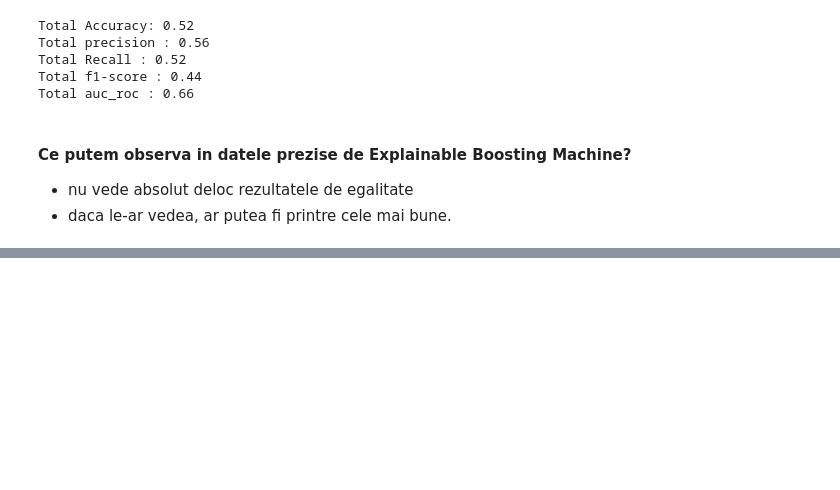
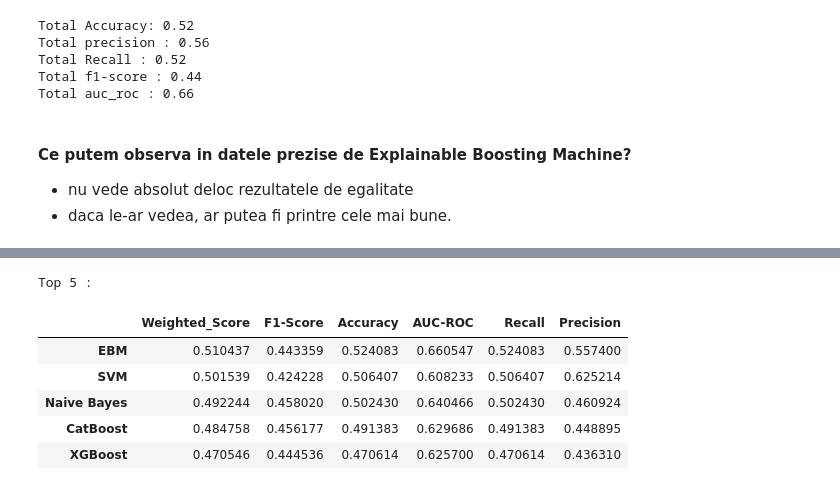
Before and after one commit to Technical-University-of-Cluj-Napoca/proiect-ml-RazvanBarna, a Jupyter notebook: Notebooks/Classification.ipynb, the cells around one changed output, grey strips where cells are left out. Drawn from its saved outputs; the diff is of its cells as text; code cells hidden in the pictures; blank space fills up the shorter version.

```diff
--- a/Notebooks/Classification.ipynb
+++ b/Notebooks/Classification.ipynb
@@ -970,0 +1012,29 @@ Total auc_roc : 0.66
+# %%
+weights = {
+    'Accuracy': 0.20,
+    'Precision': 0.15,
+    'Recall': 0.15,
+    'F1-Score': 0.40,
+    'AUC-ROC': 0.10
+}
+
+df_results = pd.DataFrame.from_dict(models_data, orient='index', columns=metric_names)
+df_results['Weighted_Score'] = (
+    df_results['Accuracy'] * weights['Accuracy'] +
+    df_results['Precision'] * weights['Precision'] +
+    df_results['Recall'] * weights['Recall'] +
+    df_results['F1-Score'] * weights['F1-Score'] +
+    df_results['AUC-ROC'] * weights['AUC-ROC']
+)
+top_5_final = df_results.sort_values(by='Weighted_Score', ascending=False).head(5)
+
+print("Top 5 :")
+display(top_5_final[['Weighted_Score', 'F1-Score', 'Accuracy', 'AUC-ROC','Recall','Precision']])
+# %% [output]
+Top 5 :
+|  | Weighted_Score | F1-Score | Accuracy | AUC-ROC | Recall | Precision |
+| EBM | 0.510437 | 0.443359 | 0.524083 | 0.660547 | 0.524083 | 0.557400 |
+| SVM | 0.501539 | 0.424228 | 0.506407 | 0.608233 | 0.506407 | 0.625214 |
+| Naive Bayes | 0.492244 | 0.458020 | 0.502430 | 0.640466 | 0.502430 | 0.460924 |
+| CatBoost | 0.484758 | 0.456177 | 0.491383 | 0.629686 | 0.491383 | 0.448895 |
+| XGBoost | 0.470546 | 0.444536 | 0.470614 | 0.625700 | 0.470614 | 0.436310 |
```
Also changed, not shown: parts of 4 cells of this notebook, 3 other files.
